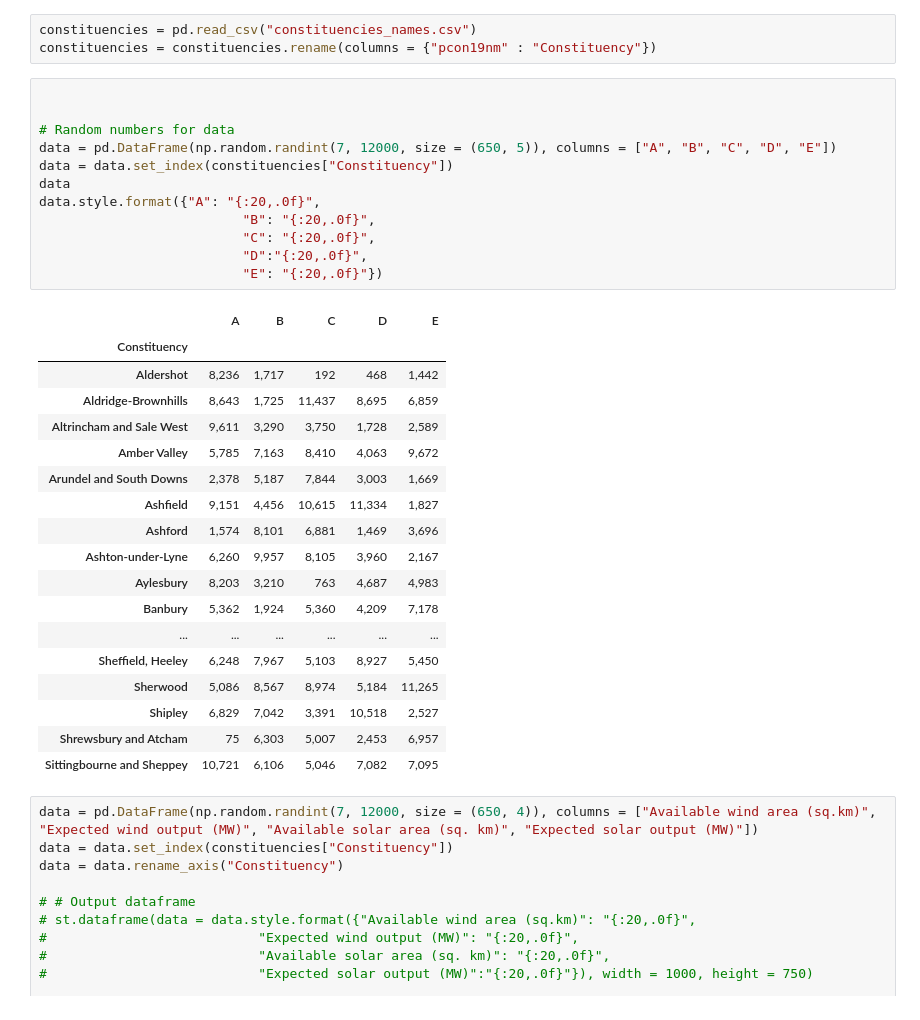
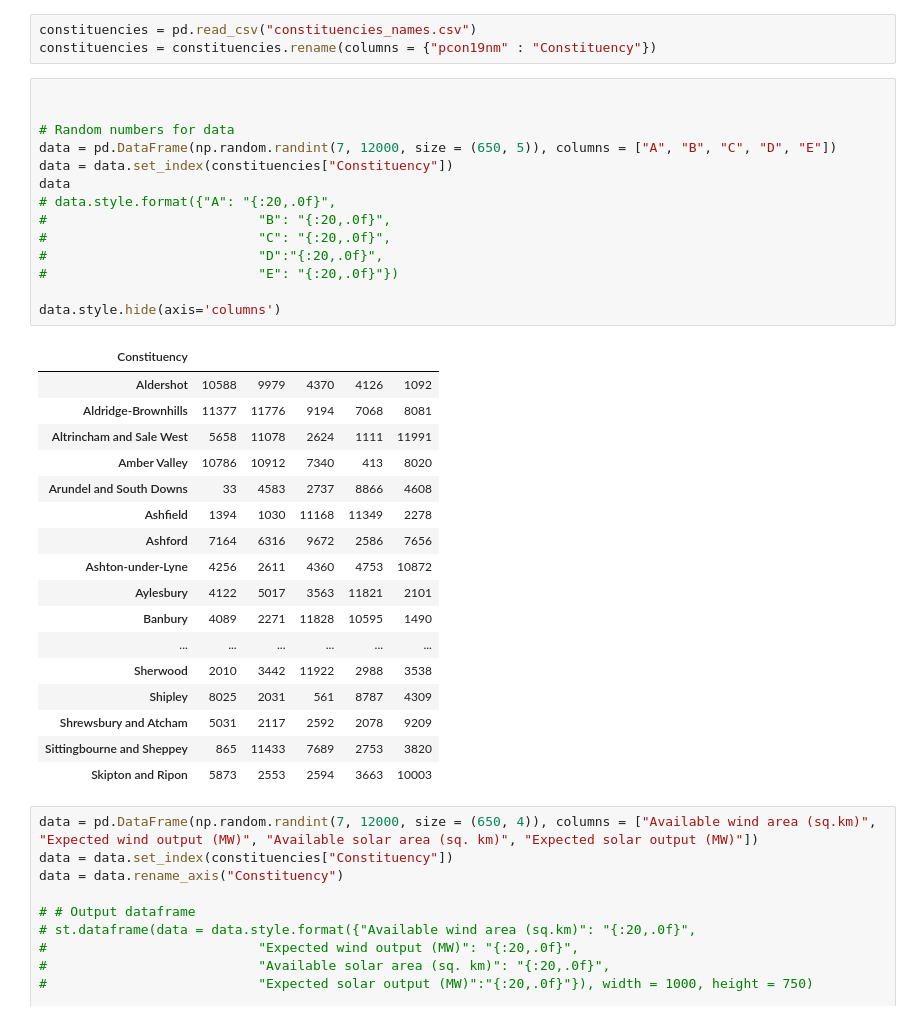
Before and after one commit to Josh-Redmond-UK/FoE_GC_Renewable_Energy, a Jupyter notebook: table_calcs.ipynb, the cells around one changed output. Cells and saved outputs as stored; diff of their text form.

```diff
--- a/table_calcs.ipynb
+++ b/table_calcs.ipynb
@@ -7,34 +7,35 @@ constituencies = constituencies.rename(columns = {"pcon19nm" : "Constituency"})
 # %%
 
 
 # Random numbers for data
 data = pd.DataFrame(np.random.randint(7, 12000, size = (650, 5)), columns = ["A", "B", "C", "D", "E"])
 data = data.set_index(constituencies["Constituency"])
 data
-data.style.format({"A": "{:20,.0f}",
-                          "B": "{:20,.0f}",
-                          "C": "{:20,.0f}",
-                          "D":"{:20,.0f}",
-                          "E": "{:20,.0f}"})
+# data.style.format({"A": "{:20,.0f}",
+#                           "B": "{:20,.0f}",
+#                           "C": "{:20,.0f}",
+#                           "D":"{:20,.0f}",
+#                           "E": "{:20,.0f}"})
+
+data.style.hide(axis='columns')
 # %% [output]
-|  | A | B | C | D | E |
 | Constituency |  |  |  |  |  |
-| Aldershot | 8,236 | 1,717 | 192 | 468 | 1,442 |
-| Aldridge-Brownhills | 8,643 | 1,725 | 11,437 | 8,695 | 6,859 |
-| Altrincham and Sale West | 9,611 | 3,290 | 3,750 | 1,728 | 2,589 |
-| Amber Valley | 5,785 | 7,163 | 8,410 | 4,063 | 9,672 |
-| Arundel and South Downs | 2,378 | 5,187 | 7,844 | 3,003 | 1,669 |
-| Ashfield | 9,151 | 4,456 | 10,615 | 11,334 | 1,827 |
-| Ashford | 1,574 | 8,101 | 6,881 | 1,469 | 3,696 |
-| Ashton-under-Lyne | 6,260 | 9,957 | 8,105 | 3,960 | 2,167 |
-| Aylesbury | 8,203 | 3,210 | 763 | 4,687 | 4,983 |
-| Banbury | 5,362 | 1,924 | 5,360 | 4,209 | 7,178 |
+| Aldershot | 10588 | 9979 | 4370 | 4126 | 1092 |
+| Aldridge-Brownhills | 11377 | 11776 | 9194 | 7068 | 8081 |
+| Altrincham and Sale West | 5658 | 11078 | 2624 | 1111 | 11991 |
+| Amber Valley | 10786 | 10912 | 7340 | 413 | 8020 |
+| Arundel and South Downs | 33 | 4583 | 2737 | 8866 | 4608 |
+| Ashfield | 1394 | 1030 | 11168 | 11349 | 2278 |
+| Ashford | 7164 | 6316 | 9672 | 2586 | 7656 |
+| Ashton-under-Lyne | 4256 | 2611 | 4360 | 4753 | 10872 |
+| Aylesbury | 4122 | 5017 | 3563 | 11821 | 2101 |
+| Banbury | 4089 | 2271 | 11828 | 10595 | 1490 |
 | ... | ... | ... | ... | ... | ... |
-| Sheffield, Heeley | 6,248 | 7,967 | 5,103 | 8,927 | 5,450 |
-| Sherwood | 5,086 | 8,567 | 8,974 | 5,184 | 11,265 |
-| Shipley | 6,829 | 7,042 | 3,391 | 10,518 | 2,527 |
-| Shrewsbury and Atcham | 75 | 6,303 | 5,007 | 2,453 | 6,957 |
-| Sittingbourne and Sheppey | 10,721 | 6,106 | 5,046 | 7,082 | 7,095 |
+| Sherwood | 2010 | 3442 | 11922 | 2988 | 3538 |
+| Shipley | 8025 | 2031 | 561 | 8787 | 4309 |
+| Shrewsbury and Atcham | 5031 | 2117 | 2592 | 2078 | 9209 |
+| Sittingbourne and Sheppey | 865 | 11433 | 7689 | 2753 | 3820 |
+| Skipton and Ripon | 5873 | 2553 | 2594 | 3663 | 10003 |
 # %%
 data = pd.DataFrame(np.random.randint(7, 12000, size = (650, 4)), columns = ["Available wind area (sq.km)", "Expected wind output (MW)", "Available solar area (sq. km)", "Expected solar output (MW)"])
 data = data.set_index(constituencies["Constituency"])
```
Also changed, not shown: 3 other files.
